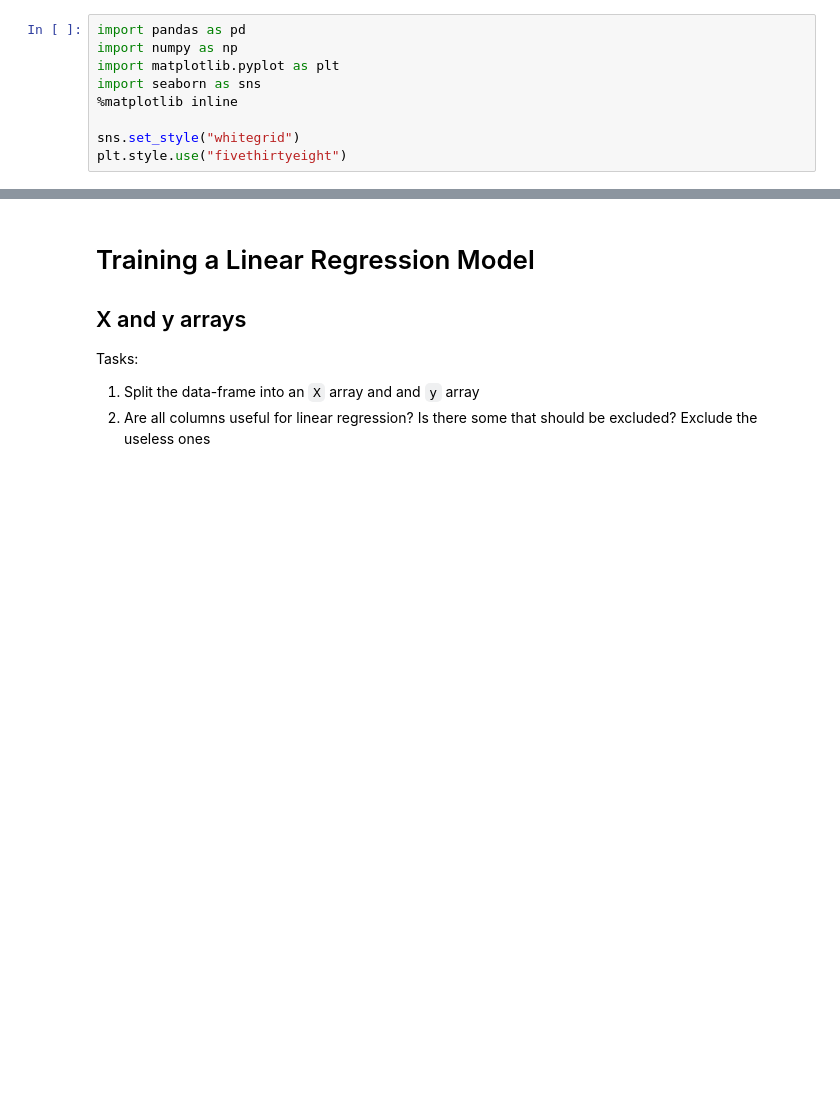
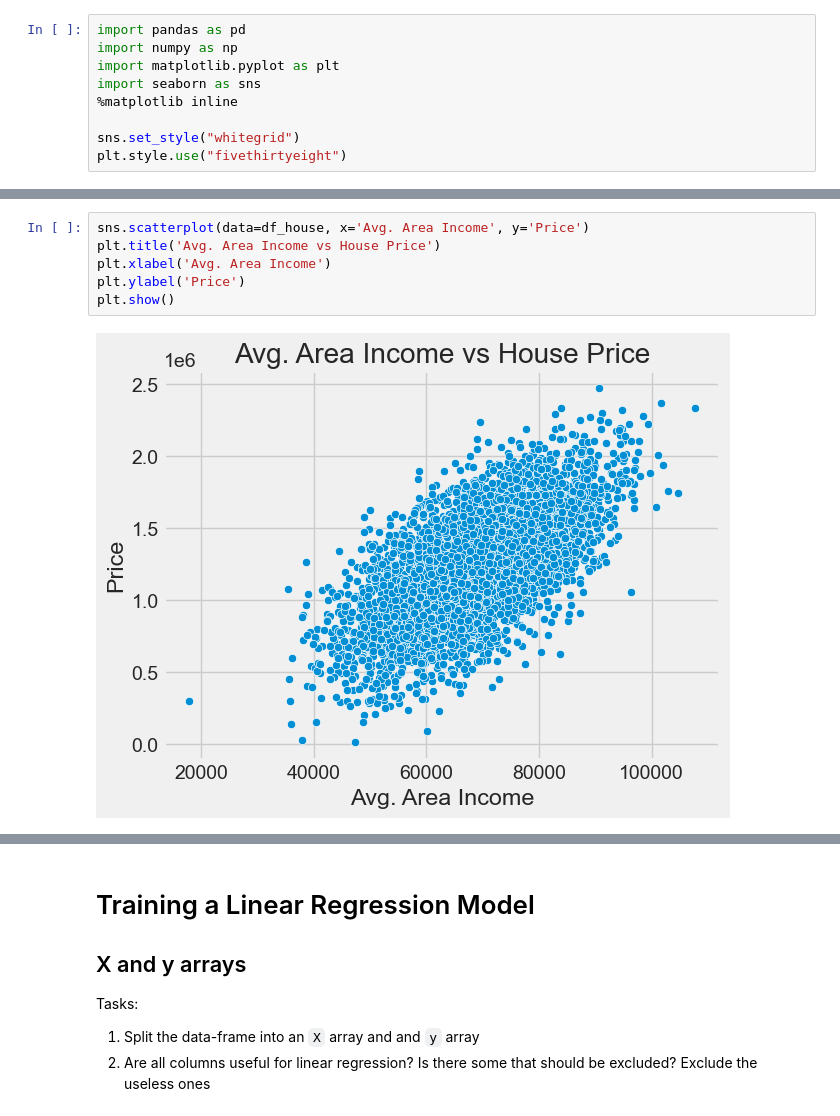
Before and after one commit to harrysinghdk/applied-ai, a Jupyter notebook: exercise 2/Linear-regression-house-price-prediction.ipynb, the cells around one changed output, grey strips where cells are left out. Saved outputs shown, nothing was run; the diff lists cells and outputs as text; blank space fills up the shorter version.

```diff
--- a/exercise 2/Linear-regression-house-price-prediction.ipynb
+++ b/exercise 2/Linear-regression-house-price-prediction.ipynb
@@ -54,0 +124,8 @@ Answer questions:
+# %%
+sns.scatterplot(data=df_house, x='Avg. Area Income', y='Price')
+plt.title('Avg. Area Income vs House Price')
+plt.xlabel('Avg. Area Income')
+plt.ylabel('Price')
+plt.show()
+# %% [output]
+[figure, added]
```
Also changed, not shown: parts of 31 cells of this notebook.
